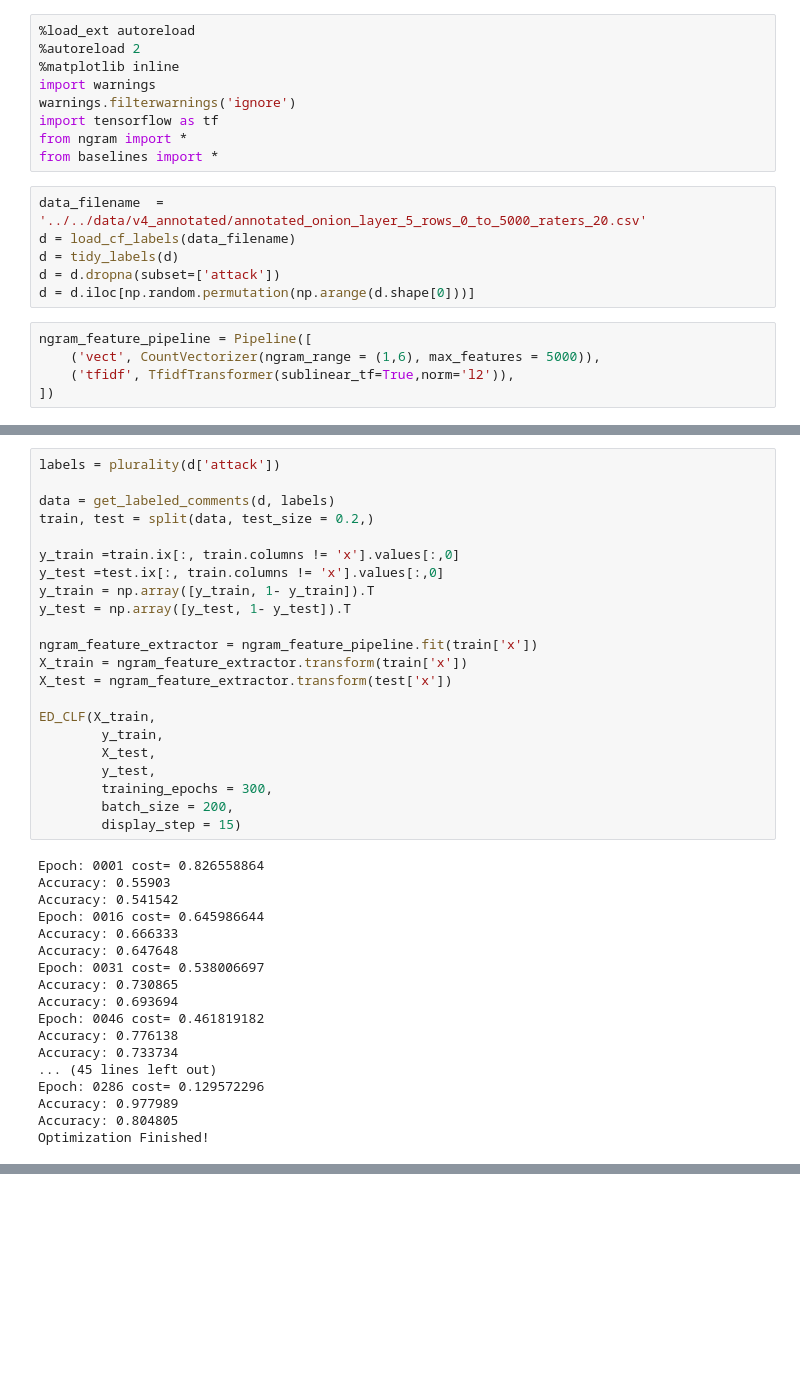
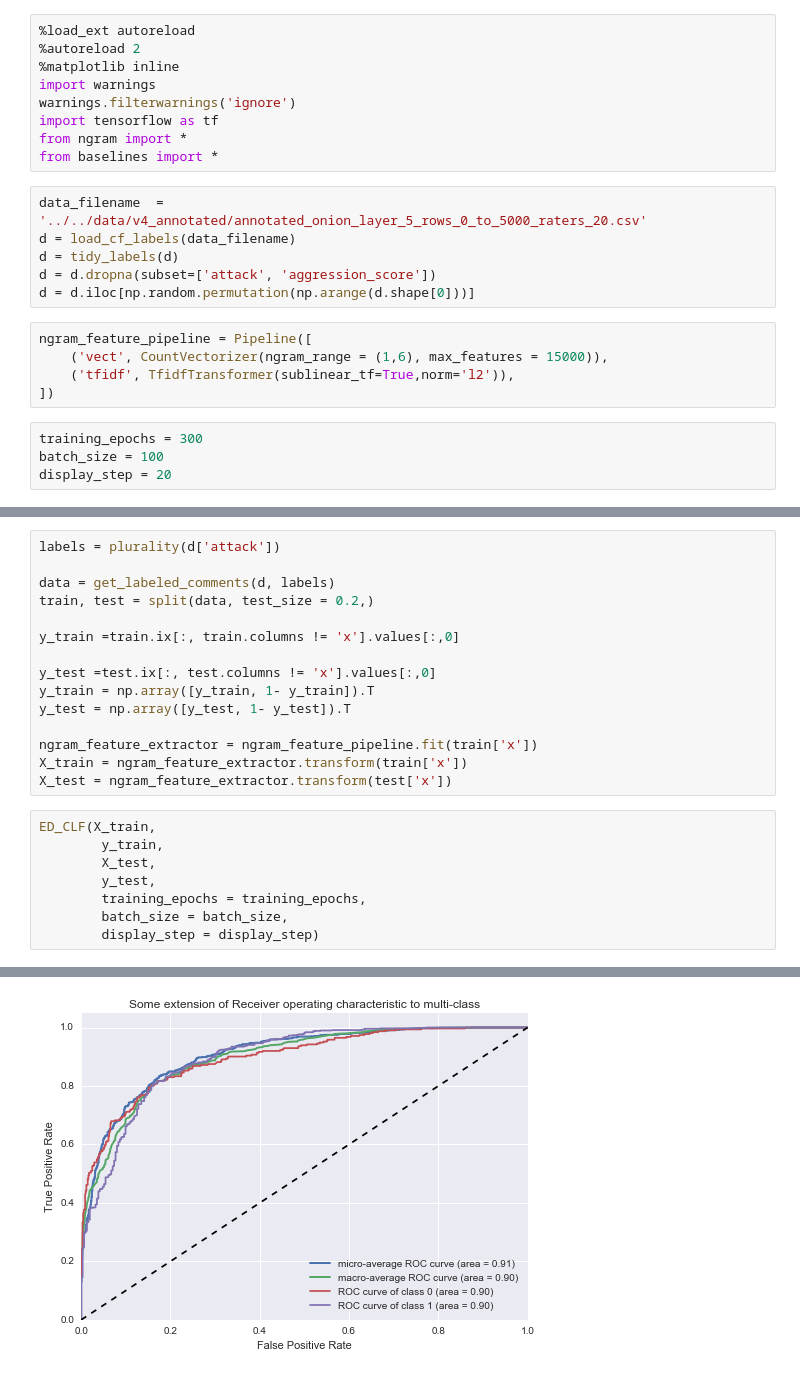
Before and after one commit to ewulczyn/wiki-detox, a Jupyter notebook: wikipedia/src/modeling/EDP Models.ipynb, the cells around one changed output, grey strips where cells are left out. Cells and saved outputs as stored; diff of their text form; blank space fills up the shorter version.

Commit message:
adding roc curves to EDM models

```diff
--- a/wikipedia/src/modeling/EDP Models.ipynb
+++ b/wikipedia/src/modeling/EDP Models.ipynb
@@ -15,11 +15,15 @@ from baselines import *
 data_filename  = '../../data/v4_annotated/annotated_onion_layer_5_rows_0_to_5000_raters_20.csv'
 d = load_cf_labels(data_filename)
 d = tidy_labels(d)
-d = d.dropna(subset=['attack'])
+d = d.dropna(subset=['attack', 'aggression_score'])
 d = d.iloc[np.random.permutation(np.arange(d.shape[0]))]
 # %%
 ngram_feature_pipeline = Pipeline([
-    ('vect', CountVectorizer(ngram_range = (1,6), max_features = 5000)),
+    ('vect', CountVectorizer(ngram_range = (1,6), max_features = 15000)),
     ('tfidf', TfidfTransformer(sublinear_tf=True,norm='l2')),
 ])
+# %%
+training_epochs = 300
+batch_size = 100
+display_step = 20
 # %% [markdown]
@@ -33,36 +37,20 @@ data = get_labeled_comments(d, labels)
 train, test = split(data, test_size = 0.2,)
 
 y_train =train.ix[:, train.columns != 'x'].values[:,0]
-y_test =test.ix[:, train.columns != 'x'].values[:,0]
+
+y_test =test.ix[:, test.columns != 'x'].values[:,0]
 y_train = np.array([y_train, 1- y_train]).T
 y_test = np.array([y_test, 1- y_test]).T
 
 ngram_feature_extractor = ngram_feature_pipeline.fit(train['x'])
 X_train = ngram_feature_extractor.transform(train['x'])
 X_test = ngram_feature_extractor.transform(test['x'])
-
-ED_CLF(X_train,
-        y_train,
-        X_test,
-        y_test,
-        training_epochs = 300,
-        batch_size = 200,
-        display_step = 15)
-# %% [output]
-Epoch: 0001 cost= 0.826558864
-Accuracy: 0.55903
-Accuracy: 0.541542
-Epoch: 0016 cost= 0.645986644
-Accuracy: 0.666333
-Accuracy: 0.647648
-Epoch: 0031 cost= 0.538006697
-Accuracy: 0.730865
-Accuracy: 0.693694
-Epoch: 0046 cost= 0.461819182
-Accuracy: 0.776138
-Accuracy: 0.733734
-... (45 lines left out)
-Epoch: 0286 cost= 0.129572296
-Accuracy: 0.977989
-Accuracy: 0.804805
-Optimization Finished!
+# %%
+ED_CLF(X_train,
+        y_train,
+        X_test,
+        y_test,
+        training_epochs = training_epochs,
+        batch_size = batch_size,
+        display_step = display_step)
+# %% [output]
@@ -69 +74,2 @@ Optimization Finished!
+[figure, added]
 # %% [markdown]
```
Also changed, not shown: parts of 12 cells of this notebook, 7 other files.
